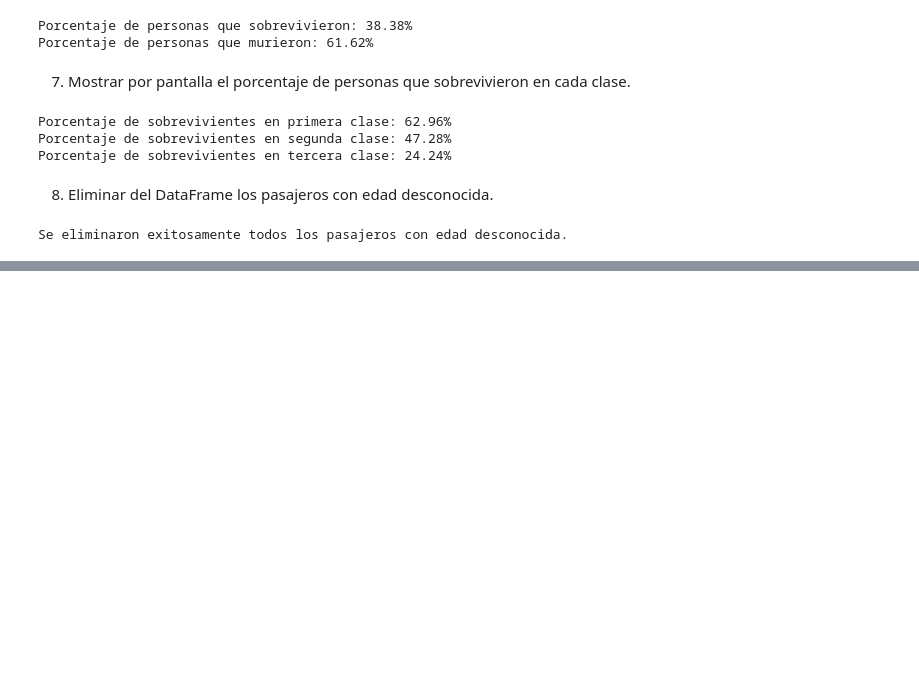
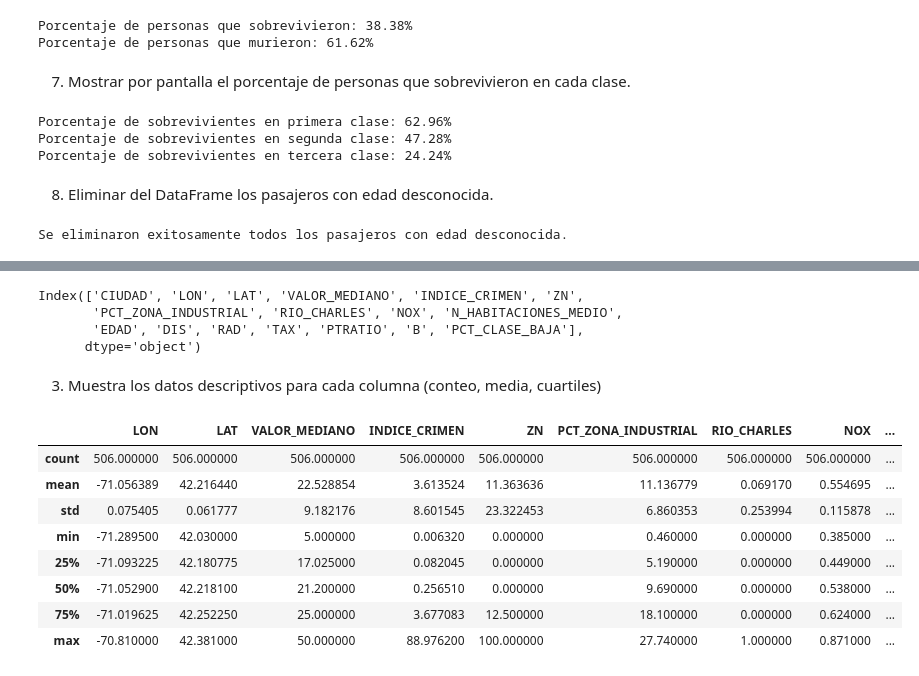
Before and after one commit to A01286211/M1-Act5-SZD, a Jupyter notebook: M1_Actividad_5_Programación_en_Python_Librerías_Numpy_Matplotlib_Pandas.ipynb, the cells around one changed output, grey strips where cells are left out. Saved outputs shown, nothing was run; the diff lists cells and outputs as text; code cells hidden in the pictures; blank space fills up the shorter version.

```diff
--- a/M1_Actividad_5_Programación_en_Python_Librerías_Numpy_Matplotlib_Pandas.ipynb
+++ b/M1_Actividad_5_Programación_en_Python_Librerías_Numpy_Matplotlib_Pandas.ipynb
@@ -264,0 +334,22 @@ Se eliminaron exitosamente todos los pasajeros con edad desconocida.
+# %%
+dataB = dataB.rename(columns = {"TOWN":"CIUDAD", "CRIM":"INDICE_CRIMEN", "INDUS":"PCT_ZONA_INDUSTRIAL", "CHAS":"RIO_CHARLES", "RM":"N_HABITACIONES_MEDIO", "MEDV":"VALOR_MEDIANO", "LSTAT":"PCT_CLASE_BAJA", "AGE": "EDAD"})
+dataB.columns
+# %% [output]
+Index(['CIUDAD', 'LON', 'LAT', 'VALOR_MEDIANO', 'INDICE_CRIMEN', 'ZN',
+       'PCT_ZONA_INDUSTRIAL', 'RIO_CHARLES', 'NOX', 'N_HABITACIONES_MEDIO',
+       'EDAD', 'DIS', 'RAD', 'TAX', 'PTRATIO', 'B', 'PCT_CLASE_BAJA'],
+      dtype='object')
+# %% [markdown]
+3. Muestra los datos descriptivos para cada columna (conteo, media, cuartiles)
+# %%
+dataB.describe()
+# %% [output]
+|  | LON | LAT | VALOR_MEDIANO | INDICE_CRIMEN | ZN | PCT_ZONA_INDUSTRIAL | RIO_CHARLES | NOX | ... |
+| count | 506.000000 | 506.000000 | 506.000000 | 506.000000 | 506.000000 | 506.000000 | 506.000000 | 506.000000 | ... |
+| mean | -71.056389 | 42.216440 | 22.528854 | 3.613524 | 11.363636 | 11.136779 | 0.069170 | 0.554695 | ... |
+| std | 0.075405 | 0.061777 | 9.182176 | 8.601545 | 23.322453 | 6.860353 | 0.253994 | 0.115878 | ... |
+| min | -71.289500 | 42.030000 | 5.000000 | 0.006320 | 0.000000 | 0.460000 | 0.000000 | 0.385000 | ... |
+| 25% | -71.093225 | 42.180775 | 17.025000 | 0.082045 | 0.000000 | 5.190000 | 0.000000 | 0.449000 | ... |
+| 50% | -71.052900 | 42.218100 | 21.200000 | 0.256510 | 0.000000 | 9.690000 | 0.000000 | 0.538000 | ... |
+| 75% | -71.019625 | 42.252250 | 25.000000 | 3.677083 | 12.500000 | 18.100000 | 0.000000 | 0.624000 | ... |
+| max | -70.810000 | 42.381000 | 50.000000 | 88.976200 | 100.000000 | 27.740000 | 1.000000 | 0.871000 | ... |
```
Also changed, not shown: parts of 17 cells of this notebook.
